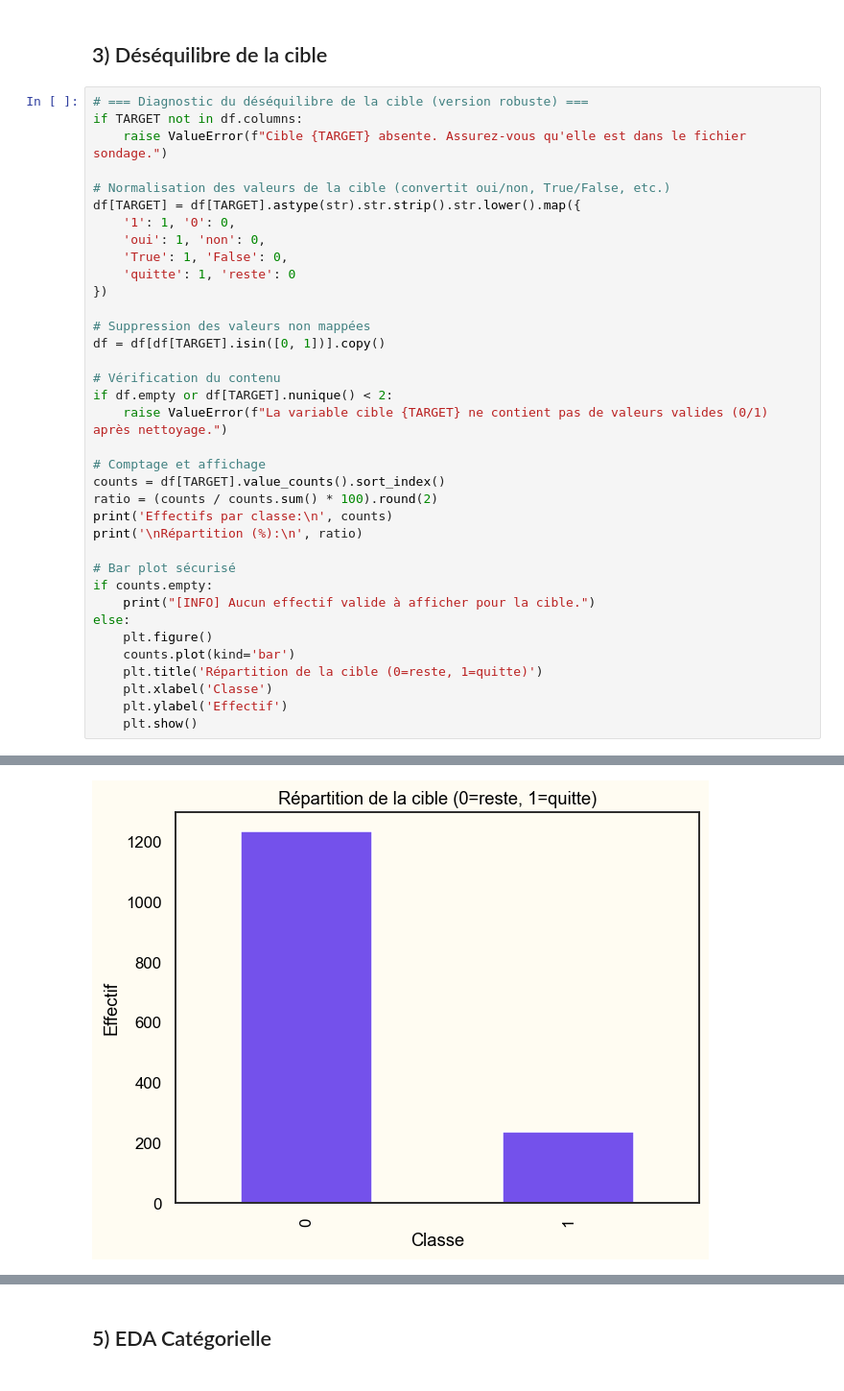
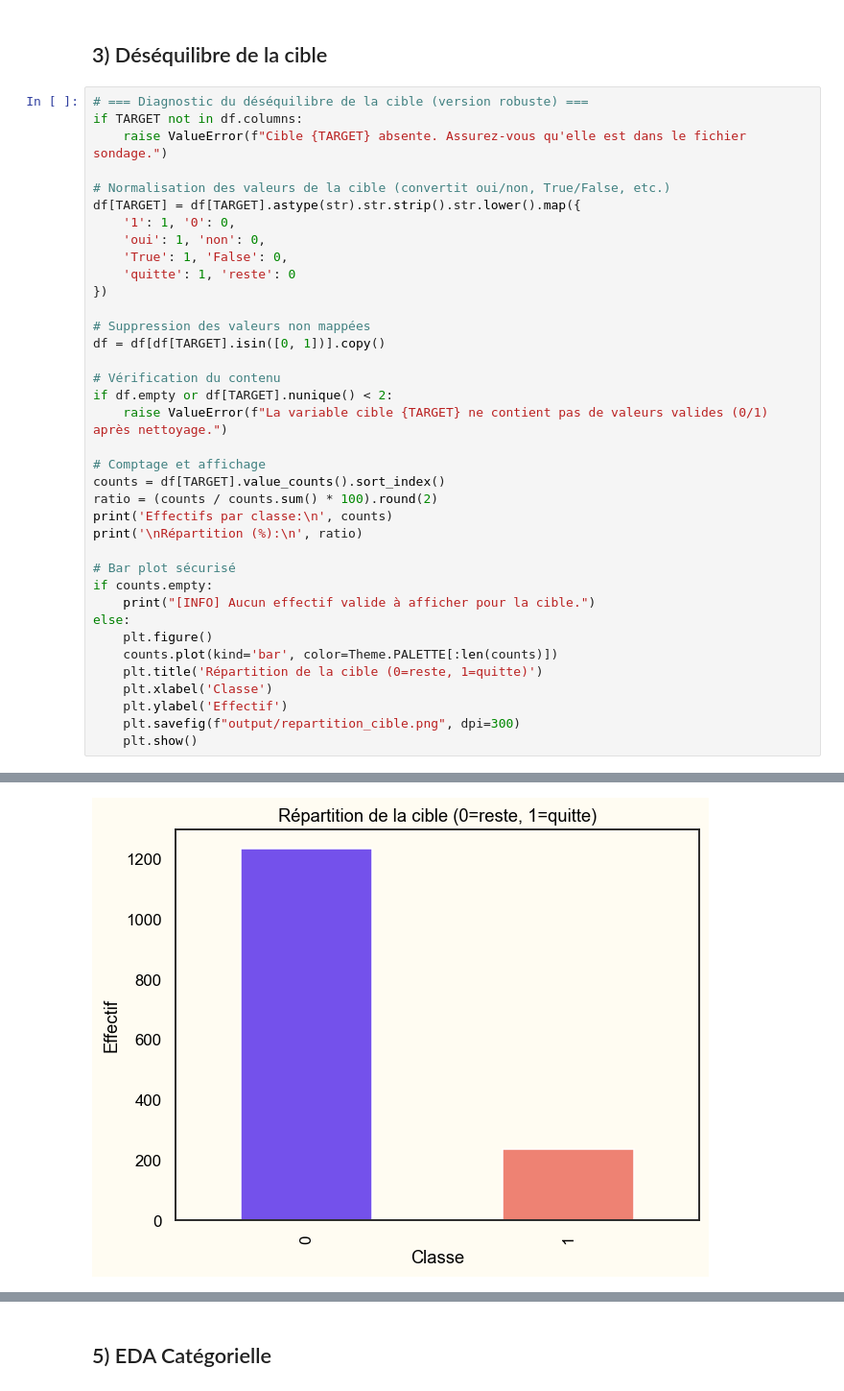
Before and after one commit to stephmnt/attrition_ESN, a Jupyter notebook: Manet_stephane_notebook_112025.ipynb, the cells around one changed output, grey strips where cells are left out. Shown at 96% size. Cells and saved outputs as stored; diff of their text form.

```diff
--- a/Manet_stephane_notebook_112025.ipynb
+++ b/Manet_stephane_notebook_112025.ipynb
@@ -210,33 +233,34 @@ df = df[df[TARGET].isin([0, 1])].copy()
 if df.empty or df[TARGET].nunique() < 2:
     raise ValueError(f"La variable cible {TARGET} ne contient pas de valeurs valides (0/1) après nettoyage.")
 
 # Comptage et affichage
 counts = df[TARGET].value_counts().sort_index()
 ratio = (counts / counts.sum() * 100).round(2)
 print('Effectifs par classe:\n', counts)
 print('\nRépartition (%):\n', ratio)
 
 # Bar plot sécurisé
 if counts.empty:
     print("[INFO] Aucun effectif valide à afficher pour la cible.")
 else:
     plt.figure()
-    counts.plot(kind='bar')
+    counts.plot(kind='bar', color=Theme.PALETTE[:len(counts)])
     plt.title('Répartition de la cible (0=reste, 1=quitte)')
     plt.xlabel('Classe')
     plt.ylabel('Effectif')
+    plt.savefig(f"output/repartition_cible.png", dpi=300)
     plt.show()
 # %% [output]
 Effectifs par classe:
  a_quitte_l_entreprise
 0    1233
 1     237
 Name: count, dtype: int64
 
 Répartition (%):
  a_quitte_l_entreprise
 0    83.88
 1    16.12
 Name: count, dtype: float64
-[figure, old version]
+[figure, new version]
 # %% [markdown]
```
Also changed, not shown: parts of 22 cells of this notebook, 10 other files.
